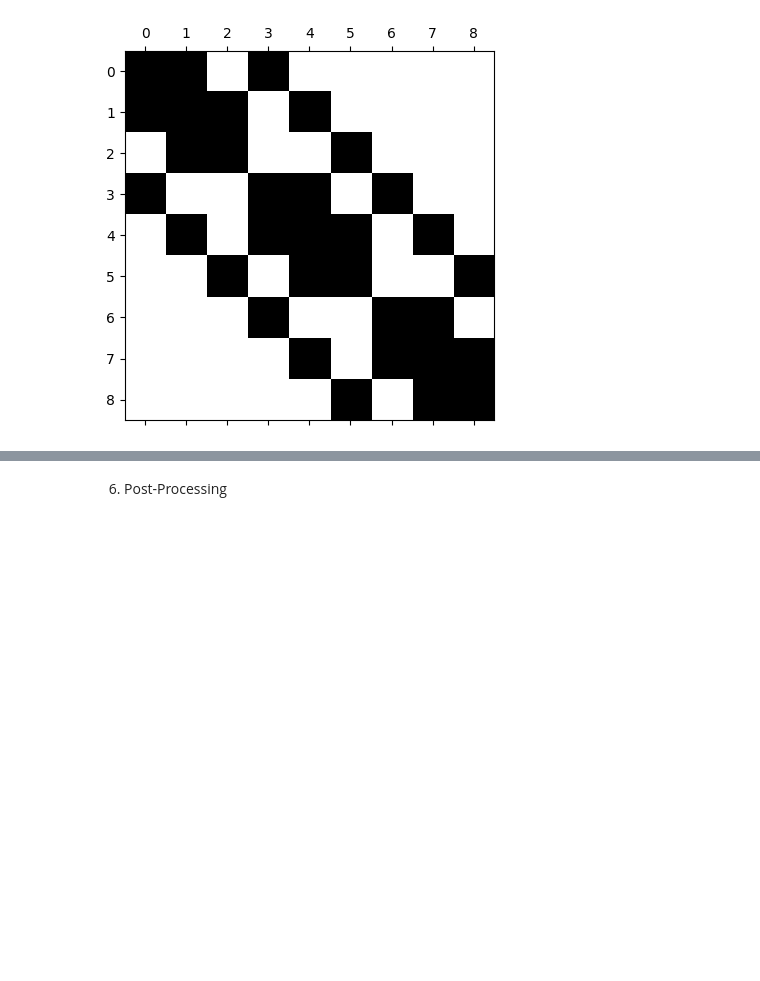
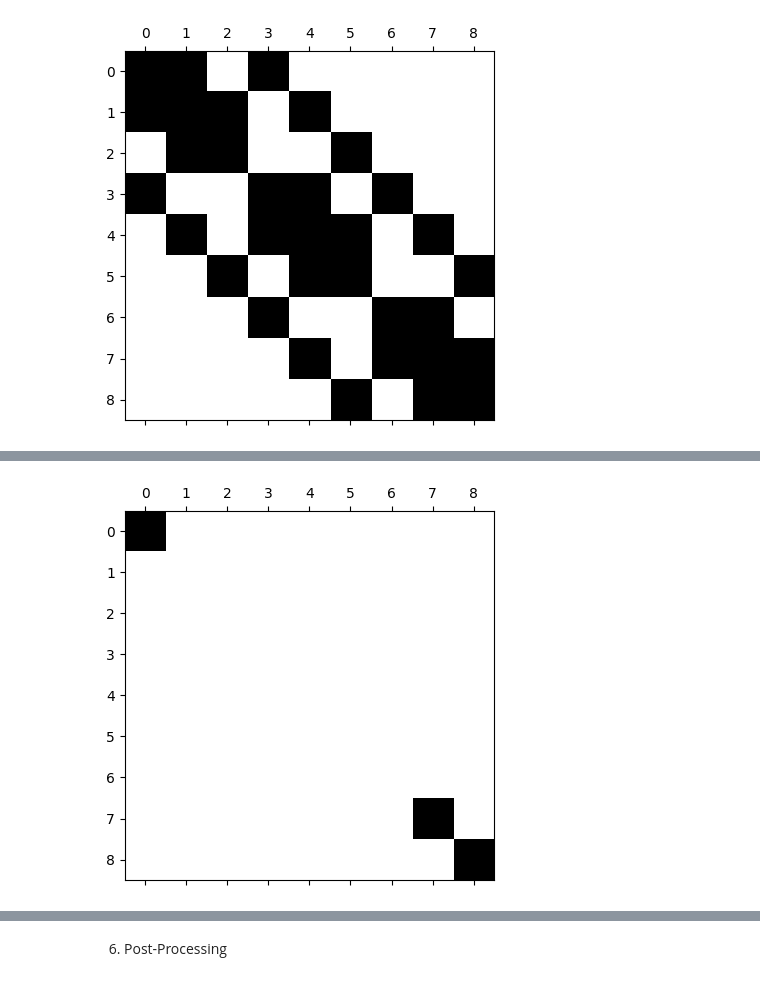
Before and after one commit to jshiriyev/reservoir-simulation, a Jupyter notebook: docs/chapter_04_multidimensional_reservoir_domain/03_multidimensional_single_phase_solver.ipynb, the cells around one changed output, grey strips where cells are left out. Saved outputs shown, nothing was run; the diff lists cells and outputs as text; code cells hidden in the pictures; blank space fills up the shorter version.

```diff
--- a/docs/chapter_04_multidimensional_reservoir_domain/03_multidimensional_single_phase_solver.ipynb
+++ b/docs/chapter_04_multidimensional_reservoir_domain/03_multidimensional_single_phase_solver.ipynb
@@ -120,8 +120,8 @@ for index,current,step in time:
 3 259200.0 86400.0
 4 345600.0 86400.0
 # %%
-w1 = respy.Well((0,),axis='z',radius=0.25,skin=2)
-w2 = respy.Well((7,8),axis='x',radius=0.25,skin=0)
+w1 = respy.Well((0,),axis='z',radius=0.25,skin=2,press=4000)
+w2 = respy.Well((7,8),axis='x',radius=0.25,skin=0,press=2000)
 # %%
 w2.index
 # %% [output]
@@ -129,9 +129,9 @@ w2.index
 # %% [markdown]
 **5. Simulation**
 # %%
-block = respy.simulation.Block(delta.grids,rock,oil,tcomp=1e-5)
+solver = respy.BaseSolver(delta.grids,rock,oil,tcomp=1e-5)
 # %%
-vec = block.vector(5*24*60*60,wells=(w1,w2))
+vec = solver.vector(5*24*60*60,wells=(w1,w2))
 # %%
 vec.X
 # %% [output]
@@ -213,0 +212,2 @@ AttributeError: 'Well' object has no attribute '_sort'
+# %%
+J = solver.Jmat(vec).todense()*(3.28084**3)*(24*60*60)*6894.76; J
@@ -213,0 +232,4 @@ AttributeError: 'Well' object has no attribute '_sort'
+# %%
+plt.spy(J); plt.show()
+# %% [output]
+[figure, added]
```
Also changed, not shown: parts of 9 cells of this notebook, 25 other files.
